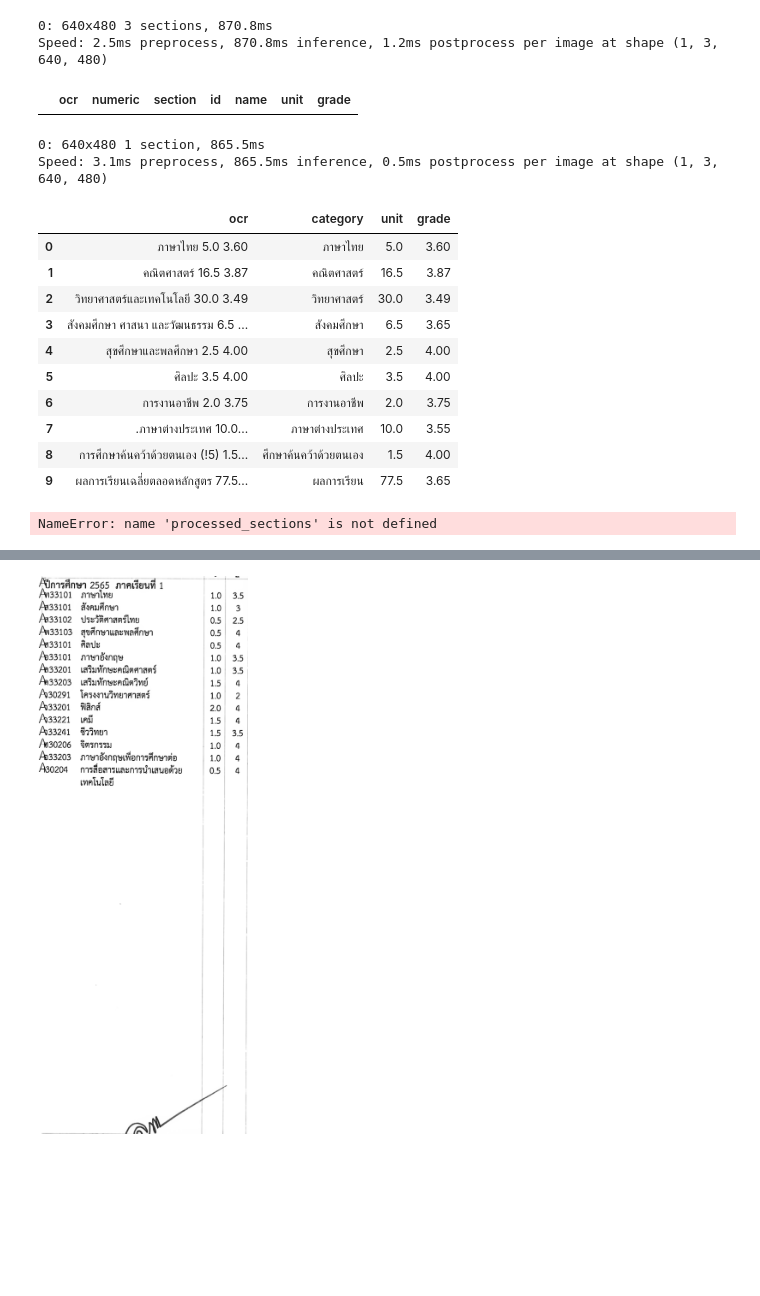
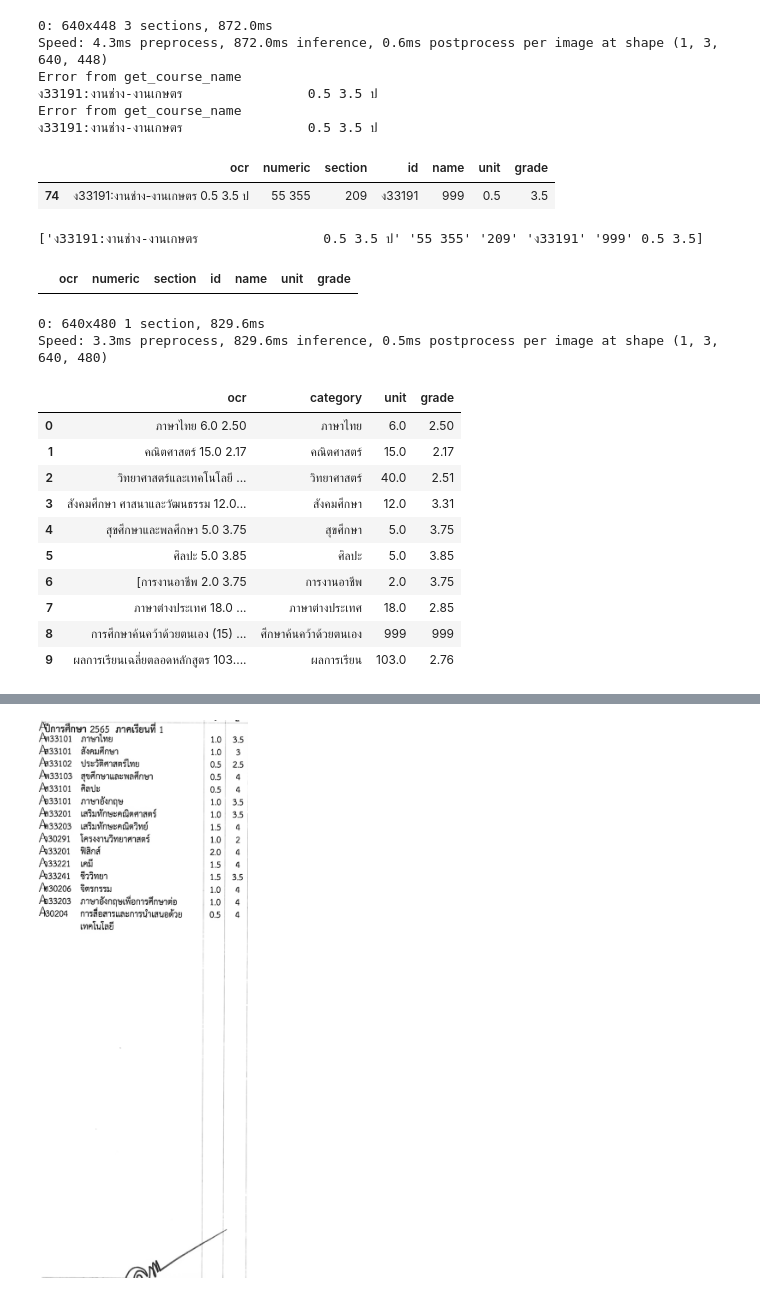
Before and after one commit to OhmSuphanat/transOCR, a Jupyter notebook: main.ipynb, the cells around one changed output, grey strips where cells are left out. Drawn from its saved outputs; the diff is of its cells as text; code cells hidden in the pictures; blank space fills up the shorter version.

Commit message:
fix back bug unit grade

```diff
--- a/main.ipynb
+++ b/main.ipynb
@@ -4,7 +4,7 @@ from src.models import util_model
 from src.data import util
 from pathlib import Path
 # %%
-image_name = "trans020"
+image_name = "trans014"
 front_image_name = image_name + "-1"
 back_image_name = image_name + "-2"
 front_image_path = "data/raw/front"
@@ -14,15 +14,26 @@ back_image = load_data.read_image(back_image_path, back_image_name)
 # %%
 front_section_dict = util_model.detect_section(front_image, util_model.front_model)
 pf_sections = util.pre_process(front_section_dict)
 front_text_dict = util_model.images_to_texts(pf_sections)
 courses_df = util.make_course(front_text_dict)
-post_courses_df = util.post_process(courses_df, pf_sections)
-error_df = util.get_error(post_courses_df).reset_index(drop=True)
+error_df = util.get_error(courses_df)
 error_df
 # %% [output]
-0: 640x480 3 sections, 870.8ms
-Speed: 2.5ms preprocess, 870.8ms inference, 1.2ms postprocess per image at shape (1, 3, 640, 480)
+0: 640x448 3 sections, 872.0ms
+Speed: 4.3ms preprocess, 872.0ms inference, 0.6ms postprocess per image at shape (1, 3, 640, 448)
+Error from get_course_name
+ง33191:งานช่าง-งานเกษตร                0.5 3.5 ป
+Error from get_course_name
+ง33191:งานช่าง-งานเกษตร                0.5 3.5 ป
 |  | ocr | numeric | section | id | name | unit | grade |
+| 74 | ง33191:งานช่าง-งานเกษตร 0.5 3.5 ป | 55 355 | 209 | ง33191 | 999 | 0.5 | 3.5 |
+# %%
+post_courses_df = util.post_process(courses_df, pf_sections)
+post_error_df = util.get_error(post_courses_df).reset_index(drop=True)
+post_error_df
+# %% [output]
+['ง33191:งานช่าง-งานเกษตร                0.5 3.5 ป' '55 355' '209' 'ง33191' '999' 0.5 3.5]
+|  | ocr | numeric | section | id | name | unit | grade |
 # %%
 back_section_dict = util_model.detect_section(back_image, util_model.back_model)
 pb_sections = util.pre_process(back_section_dict)
@@ -30,19 +41,19 @@ back_text_dict = util_model.images_to_texts(pb_sections)
 gpa = util.get_GPA(back_text_dict[0])
 gpa
 # %% [output]
-0: 640x480 1 section, 865.5ms
-Speed: 3.1ms preprocess, 865.5ms inference, 0.5ms postprocess per image at shape (1, 3, 640, 480)
+0: 640x480 1 section, 829.6ms
+Speed: 3.3ms preprocess, 829.6ms inference, 0.5ms postprocess per image at shape (1, 3, 640, 480)
 |  | ocr | category | unit | grade |
-| 0 | ภาษาไทย 5.0 3.60 | ภาษาไทย | 5.0 | 3.60 |
-| 1 | คณิตศาสตร์ 16.5 3.87 | คณิตศาสตร์ | 16.5 | 3.87 |
-| 2 | วิทยาศาสตร์และเทคโนโลยี 30.0 3.49 | วิทยาศาสตร์ | 30.0 | 3.49 |
-| 3 | สังคมศึกษา ศาสนา และวัฒนธรรม 6.5 ... | สังคมศึกษา | 6.5 | 3.65 |
-| 4 | สุขศึกษาและพลศึกษา 2.5 4.00 | สุขศึกษา | 2.5 | 4.00 |
-| 5 | ศิลปะ 3.5 4.00 | ศิลปะ | 3.5 | 4.00 |
-| 6 | การงานอาชีพ 2.0 3.75 | การงานอาชีพ | 2.0 | 3.75 |
-| 7 | .ภาษาต่างประเทศ 10.0... | ภาษาต่างประเทศ | 10.0 | 3.55 |
-| 8 | การศึกษาค้นคว้าด้วยตนเอง (!5) 1.5... | ศึกษาค้นคว้าด้วยตนเอง | 1.5 | 4.00 |
-| 9 | ผลการเรียนเฉลี่ยตลอดหลักสูตร 77.5... | ผลการเรียน | 77.5 | 3.65 |
+| 0 | ภาษาไทย 6.0 2.50 | ภาษาไทย | 6.0 | 2.50 |
+| 1 | คณิตศาสตร์ 15.0 2.17 | คณิตศาสตร์ | 15.0 | 2.17 |
+| 2 | วิทยาศาสตร์และเทคโนโลยี ... | วิทยาศาสตร์ | 40.0 | 2.51 |
+| 3 | สังคมศึกษา ศาสนาและวัฒนธรรม 12.0... | สังคมศึกษา | 12.0 | 3.31 |
+| 4 | สุขศึกษาและพลศึกษา 5.0 3.75 | สุขศึกษา | 5.0 | 3.75 |
+| 5 | ศิลปะ 5.0 3.85 | ศิลปะ | 5.0 | 3.85 |
+| 6 | [การงานอาชีพ 2.0 3.75 | การงานอาชีพ | 2.0 | 3.75 |
+| 7 | ภาษาต่างประเทศ 18.0 ... | ภาษาต่างประเทศ | 18.0 | 2.85 |
+| 8 | การศึกษาค้นคว้าด้วยตนเอง (15) ... | ศึกษาค้นคว้าด้วยตนเอง | 999 | 999 |
+| 9 | ผลการเรียนเฉลี่ยตลอดหลักสูตร 103.... | ผลการเรียน | 103.0 | 2.76 |
 # %%
 front_edf = post_courses_df[["id", "name", "unit", "grade"]]
 back_edf = gpa[["category", "unit", "grade"]]
@@ -82,7 +90,3 @@ def add_alphabet_to_image(image, bounding_box, alphabet, font:str):
         # Draw the alphabet on the image
         draw.text((text_x, text_y), alphabet, font=font, fill="black")
     return image
-# %%
-bb = util.get_lines_pos(processed_sections[0])
-# %% [output]
-NameError: name 'processed_sections' is not defined
```
Also changed, not shown: parts of 4 cells of this notebook, 1 other file.
